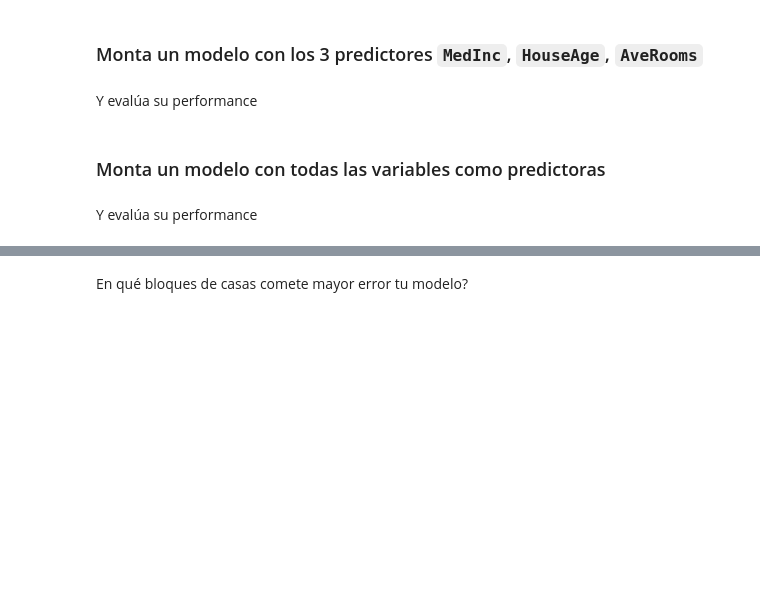
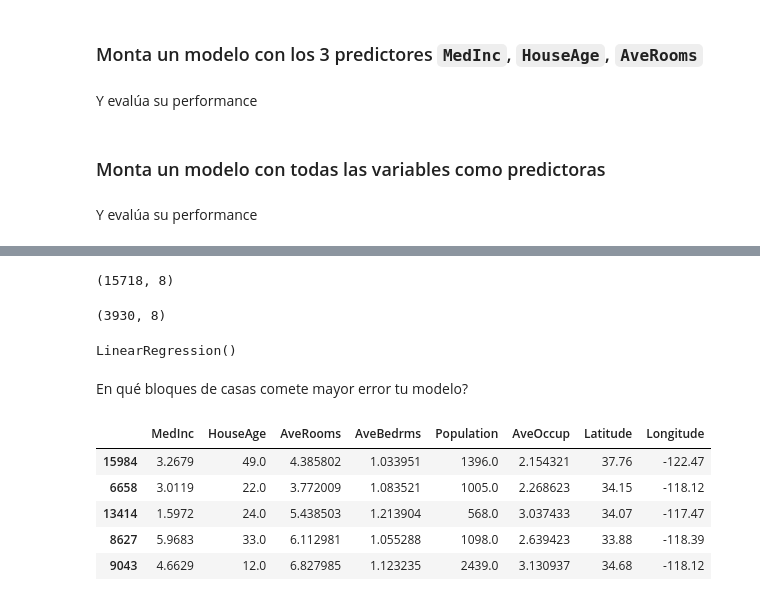
Before and after one commit to sheriffff/2025_master_big_data_machine_learning, a Jupyter notebook: 02.linear_regression_practice.ipynb, the cells around one changed output, grey strips where cells are left out. Saved outputs shown, nothing was run; the diff lists cells and outputs as text; code cells hidden in the pictures; blank space fills up the shorter version.

```diff
--- a/02.linear_regression_practice.ipynb
+++ b/02.linear_regression_practice.ipynb
@@ -169,0 +181,3 @@ Y evalúa su performance
+# %%
+X = df.drop("MedHouseVal", axis=1)
+y = df.MedHouseVal
@@ -170,2 +190,19 @@ Y evalúa su performance
+# %%
+X_train, X_test, y_train, y_test = train_test_split(X, y, test_size=0.20)
+# %%
+X_train.shape
+# %% [output]
+(15718, 8)
+# %%
+X_test.shape
+# %% [output]
+(3930, 8)
+# %%
+lr.fit(
+    X_train,
+    y_train
+)
+# %% [output]
+LinearRegression()
 # %% [markdown]
 En qué bloques de casas comete mayor error tu modelo?
@@ -171,0 +212,9 @@ En qué bloques de casas comete mayor error tu modelo?
+# %%
+X_test.head()
+# %% [output]
+|  | MedInc | HouseAge | AveRooms | AveBedrms | Population | AveOccup | Latitude | Longitude |
+| 15984 | 3.2679 | 49.0 | 4.385802 | 1.033951 | 1396.0 | 2.154321 | 37.76 | -122.47 |
+| 6658 | 3.0119 | 22.0 | 3.772009 | 1.083521 | 1005.0 | 2.268623 | 34.15 | -118.12 |
+| 13414 | 1.5972 | 24.0 | 5.438503 | 1.213904 | 568.0 | 3.037433 | 34.07 | -117.47 |
+| 8627 | 5.9683 | 33.0 | 6.112981 | 1.055288 | 1098.0 | 2.639423 | 33.88 | -118.39 |
+| 9043 | 4.6629 | 12.0 | 6.827985 | 1.123235 | 2439.0 | 3.130937 | 34.68 | -118.12 |
```
Also changed, not shown: parts of 11 cells of this notebook, 3 other files.
